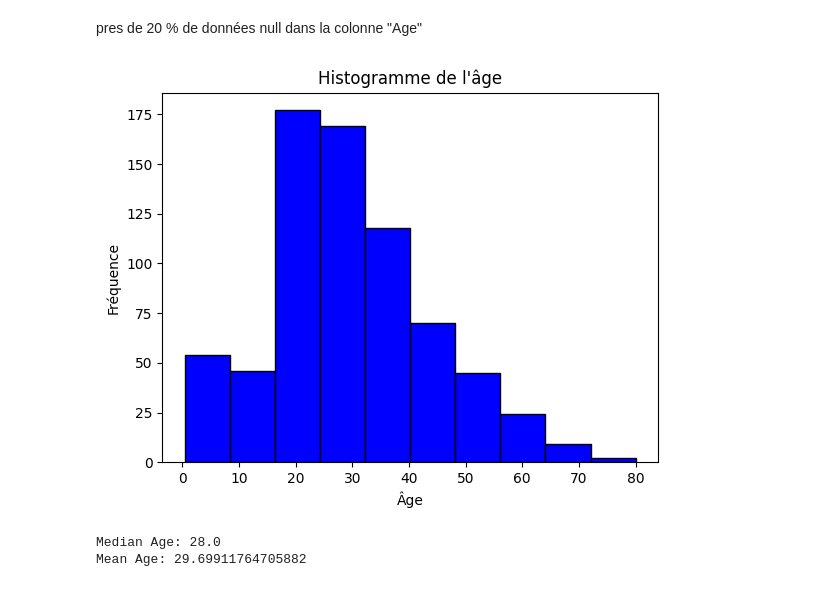
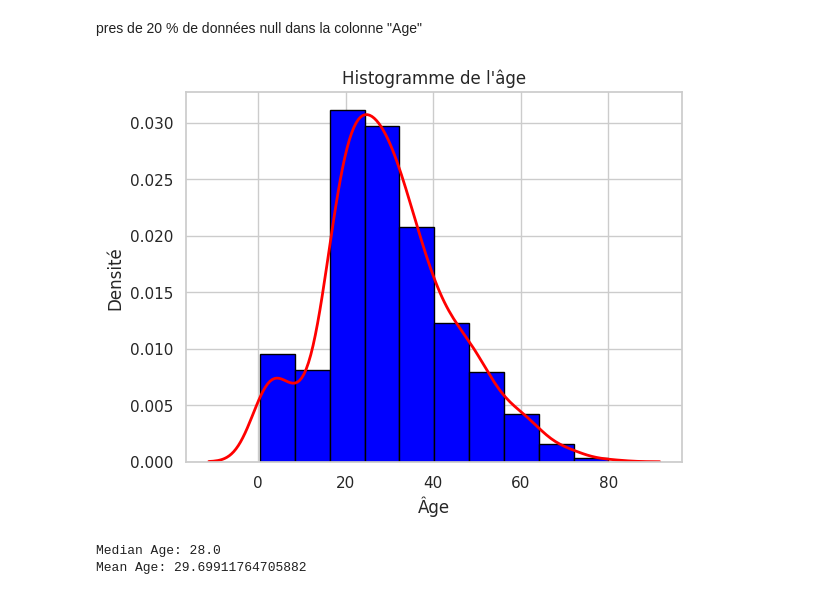
Before and after one commit to samiHEL/ML_Intro_Regression, a Jupyter notebook: ML_Intro_regression.ipynb, the cells around one changed output. Drawn from its saved outputs; the diff is of its cells as text; code cells hidden in the pictures.

```diff
--- a/ML_Intro_regression.ipynb
+++ b/ML_Intro_regression.ipynb
@@ -299,22 +299,43 @@ print(pourcent)
 19.865319865319865
 # %% [markdown]
 pres de 20 % de données null dans la colonne "Age"
-# %%
-# Importer les données et créer le DataFrame 'df' si ce n'est pas déjà fait
-# df = pd.read_csv('votre_fichier.csv')
-
-# Créer un histogramme de la colonne 'age'
-plt.hist(df['Age'], bins=10, color='blue', edgecolor='black')
-
-# Ajouter des labels et un titre
-plt.xlabel('Âge')
-plt.ylabel('Fréquence')
-plt.title('Histogramme de l\'âge')
-
-# Afficher l'histogramme
-plt.show()
-# %% [output]
-[figure, removed]
+# %%
+import seaborn as sns
+
+# Créer un histogramme de la colonne 'age'
+plt.hist(df['Age'], bins=10, color='blue', edgecolor='black',density=True)
+
+# Ajouter des labels et un titre
+plt.xlabel('Âge')
+plt.ylabel('Densité')
+plt.title('Histogramme de l\'âge')
+sns.kdeplot(df['Age'], color='red', lw=2)
+
+# Afficher l'histogramme
+plt.show()
+
+# import pandas as pd
+# import seaborn as sns
+# import matplotlib.pyplot as plt
+
+# # Supposons que votre DataFrame s'appelle 'df'
+
+# # Configurez le style Seaborn pour une esthétique améliorée
+# sns.set(style='whitegrid')
+
+# # Créez un histogramme de densité avec une courbe de densité
+# plt.figure(figsize=(10, 6))
+# sns.histplot(df['Age'], bins=10, color='blue', kde=True, common_norm=False)
+
+# # Ajoutez des labels et un titre
+# plt.xlabel('Âge')
+# plt.ylabel('Densité')
+# plt.title('Histogramme de l\'âge (Densité)')
+
+# # Affichez le graphique
+# plt.show()
+# %% [output]
+[figure, added]
 # %%
 median_age = df['Age'].median()
 mean_age = df['Age'].mean()
```
Also changed, not shown: parts of 32 cells of this notebook.
